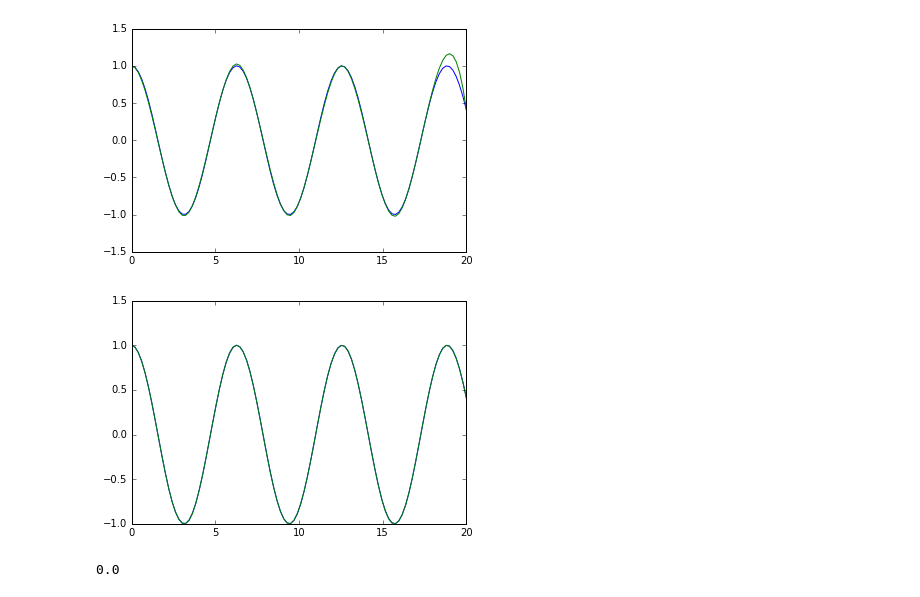
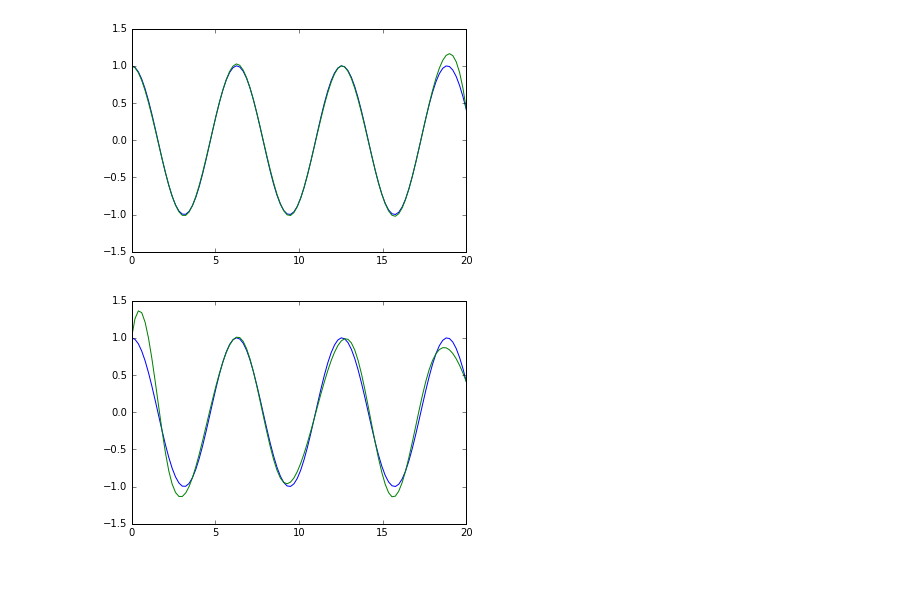
Before and after one commit to lt1245/poly_base, a Jupyter notebook: Tests.ipynb, the cells around one changed output. Saved outputs shown, nothing was run; the diff lists cells and outputs as text; code cells hidden in the pictures.

```diff
--- a/Tests.ipynb
+++ b/Tests.ipynb
@@ -85,21 +89,21 @@ plt.show()
 [figure]
 # %%
 #Approximate cos(x) with cubic splines with automatic equidistant knots
-n = 20
+n = 12
 p = (n,0,20)
 x = np.linspace(0,20,n)
 y = np.cos(x)
 Phi=ip.spli_basex(p,x)
-coeff = np.linalg.inv(Phi) @ y
+coeff = np.linalg.solve(Phi,y)
 x1 = np.linspace(0,20,100)
 y1 = np.cos(x1)
 Phi1 = ip.spli_basex(p,x1)
 y_approx = Phi1 @ coeff
 plt.plot(x1,y1)
 plt.plot(x1,y_approx)
 plt.show()
 # %% [output]
-[figure, old version]
+[figure, new version]
 # %%
 # Approximate the banana function
 n = 20
@@ -113,7 +117,7 @@ def Banana(s):
     return (1-s[:,0])**2 + 100 * (s[:,1]-s[:,0]**2)**2
 y = Banana(s)
 Phi3 = ip.funbas(P,s,Order,Polyname)
-coeff = np.linalg.inv(Phi3) @ y
+coeff = np.linalg.solve(Phi3,y)
 #Generate the approximand
 n1 = 100
 x1 = np.linspace(-3,3,n1)
@@ -121,10 +125,6 @@ s1 = np.concatenate([np.transpose(np.kron(x1,np.ones((1,n1)))),np.transpose(np.k
 y1 = Banana(s1)
 Phi3a = ip.funbas(P,s1,Order,Polyname)
 y_approx= Phi3a @ coeff
-order = np.zeros(s1.shape[1])
-order[0]
-# %% [output]
-0.0
 # %%
 #3D Plot for the banana approximation
 import matplotlib as mpl
```
Also changed, not shown: parts of 6 cells of this notebook.
